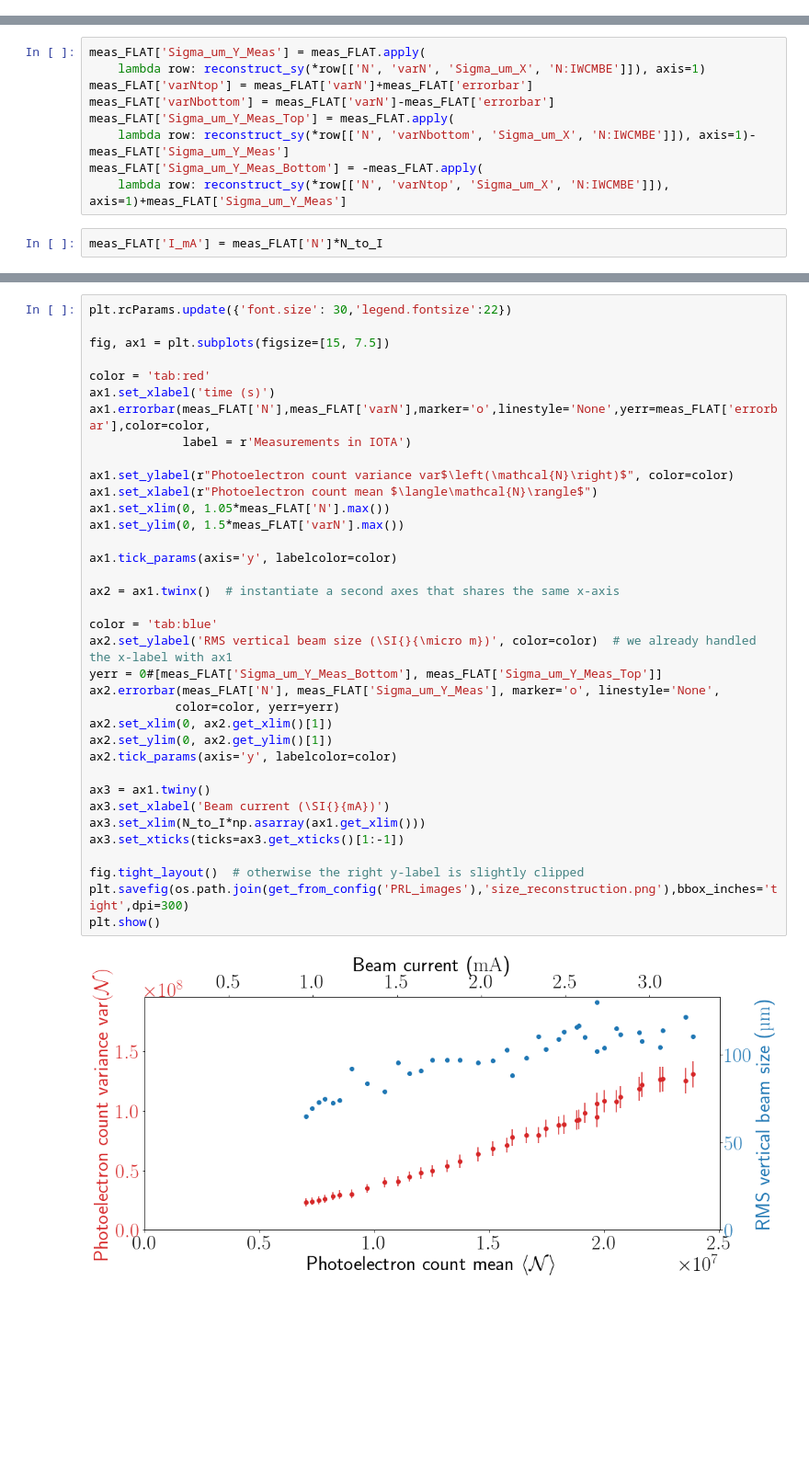
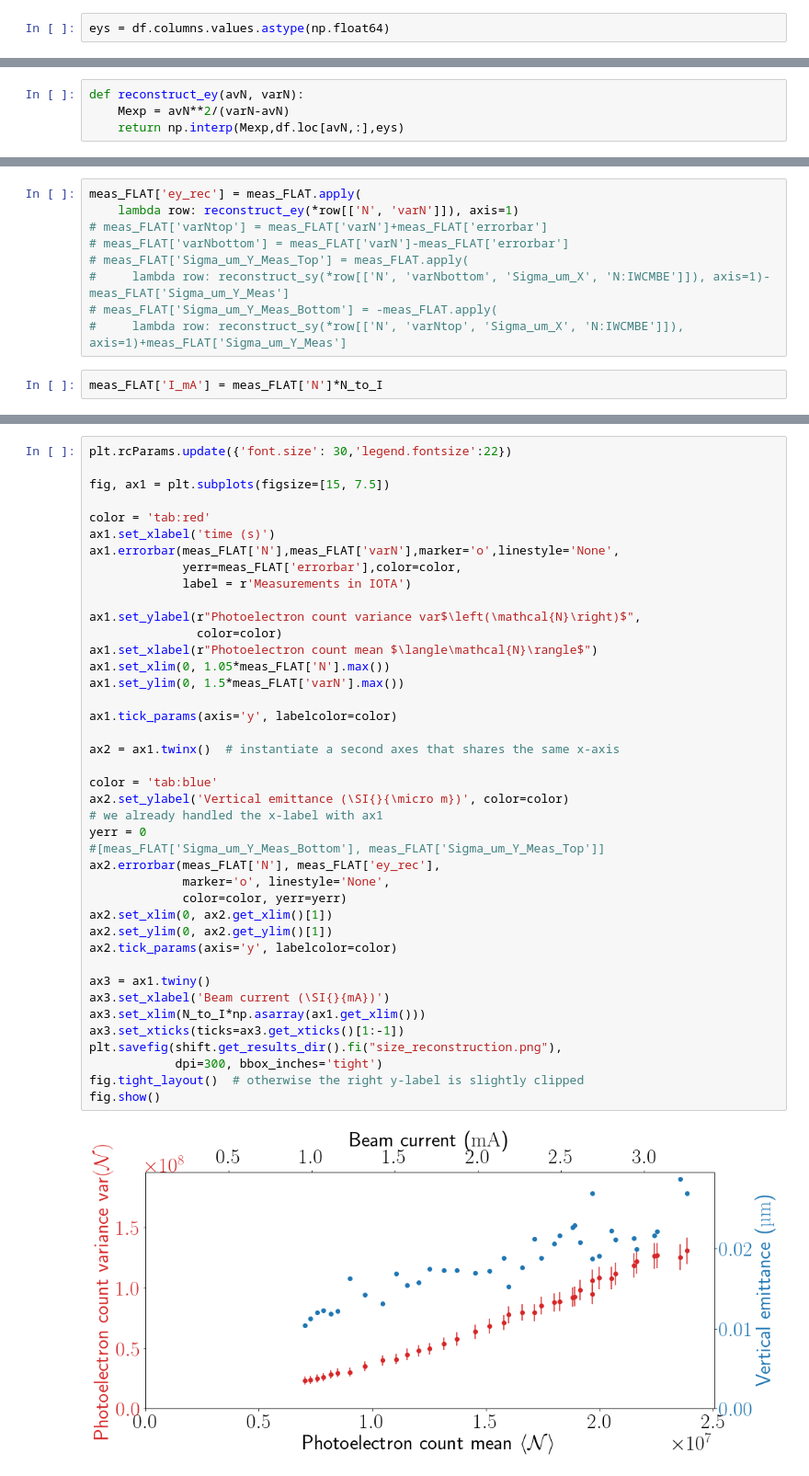
Before and after one commit to IharLobach/fur, a Jupyter notebook: shifts/shift_03_16_2020/flat/plot_flat.ipynb, the cells around one changed output, grey strips where cells are left out. Shown at 92% size. Drawn from its saved outputs; the diff is of its cells as text; blank space fills up the shorter version.

```diff
--- a/shifts/shift_03_16_2020/flat/plot_flat.ipynb
+++ b/shifts/shift_03_16_2020/flat/plot_flat.ipynb
@@ -52,0 +44,2 @@ reconstruct_sy(1e7, 0.3e8, 1000, 25)
+# %%
+eys = df.columns.values.astype(np.float64)
@@ -52,0 +51,4 @@ reconstruct_sy(1e7, 0.3e8, 1000, 25)
+# %%
+def reconstruct_ey(avN, varN):
+    Mexp = avN**2/(varN-avN)
+    return np.interp(Mexp,df.loc[avN,:],eys)
@@ -53,11 +59,11 @@ reconstruct_sy(1e7, 0.3e8, 1000, 25)
 # %%
-meas_FLAT['Sigma_um_Y_Meas'] = meas_FLAT.apply(
-    lambda row: reconstruct_sy(*row[['N', 'varN', 'Sigma_um_X', 'N:IWCMBE']]), axis=1)
-meas_FLAT['varNtop'] = meas_FLAT['varN']+meas_FLAT['errorbar']
-meas_FLAT['varNbottom'] = meas_FLAT['varN']-meas_FLAT['errorbar']
-meas_FLAT['Sigma_um_Y_Meas_Top'] = meas_FLAT.apply(
-    lambda row: reconstruct_sy(*row[['N', 'varNbottom', 'Sigma_um_X', 'N:IWCMBE']]), axis=1)-meas_FLAT['Sigma_um_Y_Meas']
-meas_FLAT['Sigma_um_Y_Meas_Bottom'] = -meas_FLAT.apply(
-    lambda row: reconstruct_sy(*row[['N', 'varNtop', 'Sigma_um_X', 'N:IWCMBE']]), axis=1)+meas_FLAT['Sigma_um_Y_Meas']
+meas_FLAT['ey_rec'] = meas_FLAT.apply(
+    lambda row: reconstruct_ey(*row[['N', 'varN']]), axis=1)
+# meas_FLAT['varNtop'] = meas_FLAT['varN']+meas_FLAT['errorbar']
+# meas_FLAT['varNbottom'] = meas_FLAT['varN']-meas_FLAT['errorbar']
+# meas_FLAT['Sigma_um_Y_Meas_Top'] = meas_FLAT.apply(
+#     lambda row: reconstruct_sy(*row[['N', 'varNbottom', 'Sigma_um_X', 'N:IWCMBE']]), axis=1)-meas_FLAT['Sigma_um_Y_Meas']
+# meas_FLAT['Sigma_um_Y_Meas_Bottom'] = -meas_FLAT.apply(
+#     lambda row: reconstruct_sy(*row[['N', 'varNtop', 'Sigma_um_X', 'N:IWCMBE']]), axis=1)+meas_FLAT['Sigma_um_Y_Meas']
 # %%
 meas_FLAT['I_mA'] = meas_FLAT['N']*N_to_I
@@ -79,38 +105,43 @@ plt.show()
 # %%
 plt.rcParams.update({'font.size': 30,'legend.fontsize':22})
 
 fig, ax1 = plt.subplots(figsize=[15, 7.5])
 
 color = 'tab:red'
 ax1.set_xlabel('time (s)')
-ax1.errorbar(meas_FLAT['N'],meas_FLAT['varN'],marker='o',linestyle='None',yerr=meas_FLAT['errorbar'],color=color,
+ax1.errorbar(meas_FLAT['N'],meas_FLAT['varN'],marker='o',linestyle='None',
+             yerr=meas_FLAT['errorbar'],color=color,
              label = r'Measurements in IOTA')
 
-ax1.set_ylabel(r"Photoelectron count variance var$\left(\mathcal{N}\right)$", color=color)
+ax1.set_ylabel(r"Photoelectron count variance var$\left(\mathcal{N}\right)$",
+               color=color)
 ax1.set_xlabel(r"Photoelectron count mean $\langle\mathcal{N}\rangle$")
 ax1.set_xlim(0, 1.05*meas_FLAT['N'].max())
 ax1.set_ylim(0, 1.5*meas_FLAT['varN'].max())
 
 ax1.tick_params(axis='y', labelcolor=color)
 
 ax2 = ax1.twinx()  # instantiate a second axes that shares the same x-axis
 
 color = 'tab:blue'
-ax2.set_ylabel('RMS vertical beam size (\SI{}{\micro m})', color=color)  # we already handled the x-label with ax1
-yerr = 0#[meas_FLAT['Sigma_um_Y_Meas_Bottom'], meas_FLAT['Sigma_um_Y_Meas_Top']]
-ax2.errorbar(meas_FLAT['N'], meas_FLAT['Sigma_um_Y_Meas'], marker='o', linestyle='None',
-            color=color, yerr=yerr)
+ax2.set_ylabel('Vertical emittance (\SI{}{\micro m})', color=color)
+# we already handled the x-label with ax1
+yerr = 0
+#[meas_FLAT['Sigma_um_Y_Meas_Bottom'], meas_FLAT['Sigma_um_Y_Meas_Top']]
+ax2.errorbar(meas_FLAT['N'], meas_FLAT['ey_rec'],
+             marker='o', linestyle='None',
+             color=color, yerr=yerr)
 ax2.set_xlim(0, ax2.get_xlim()[1])
 ax2.set_ylim(0, ax2.get_ylim()[1])
 ax2.tick_params(axis='y', labelcolor=color)
 
 ax3 = ax1.twiny()
 ax3.set_xlabel('Beam current (\SI{}{mA})')
 ax3.set_xlim(N_to_I*np.asarray(ax1.get_xlim()))
 ax3.set_xticks(ticks=ax3.get_xticks()[1:-1])
-
+plt.savefig(shift.get_results_dir().fi("size_reconstruction.png"),
+            dpi=300, bbox_inches='tight')
 fig.tight_layout()  # otherwise the right y-label is slightly clipped
-plt.savefig(os.path.join(get_from_config('PRL_images'),'size_reconstruction.png'),bbox_inches='tight',dpi=300)
-plt.show()
+fig.show()
 # %% [output]
-[figure, old version]
+[figure, new version]
```
Also changed, not shown: parts of 12 cells of this notebook, 26 other files.
